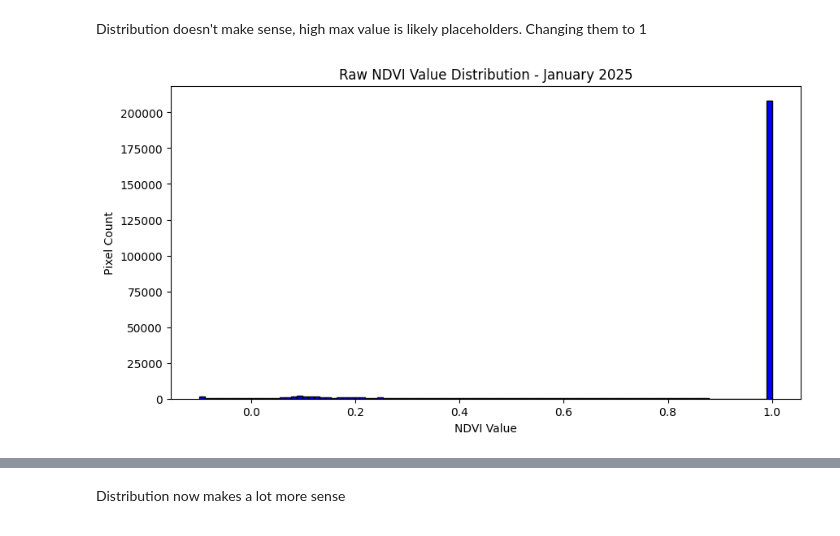
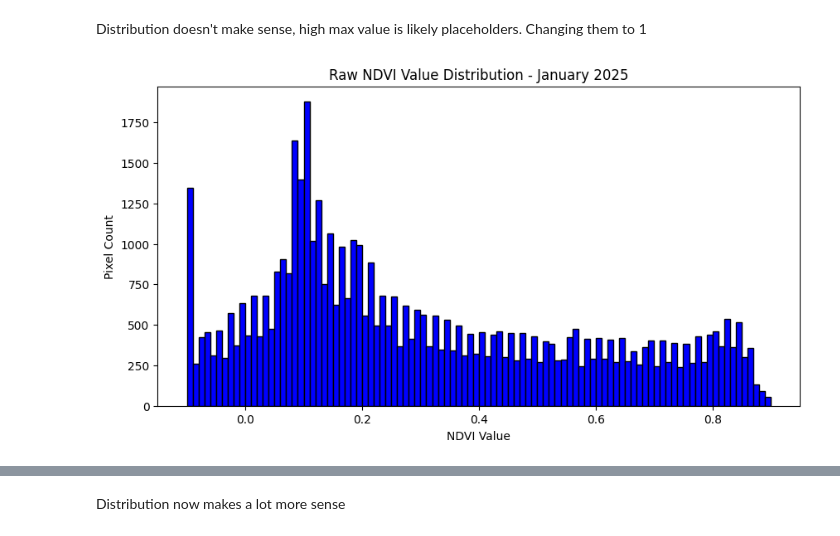
Before and after one commit to dhruv114523/sat-image-processing, a Jupyter notebook: main.ipynb, the cells around one changed output, grey strips where cells are left out. Cells and saved outputs as stored; diff of their text form; code cells hidden in the pictures.

```diff
--- a/main.ipynb
+++ b/main.ipynb
@@ -84,13 +84,13 @@ Distribution doesn't make sense, high max value is likely placeholders. Changing
 ndvi_2025 = np.where(ndvi_2025 == 99999, np.nan, ndvi_2025)
 ndvi_2005 = np.where(ndvi_2005 == 99999, np.nan, ndvi_2005)
 # %%
-ndvi_flat_2005 = ndvi_2005_visual.flatten()
+ndvi_flat_2005 = ndvi_2005.flatten()
 
 plt.figure(figsize=(10,5))
 plt.hist(ndvi_flat_2005, bins=100, color='blue', edgecolor='black')
 plt.title("Raw NDVI Value Distribution - January 2025")
 plt.xlabel("NDVI Value")
 plt.ylabel("Pixel Count")
 plt.show()
 # %% [output]
-[figure, old version]
+[figure, new version]
```
Also changed, not shown: parts of 7 cells of this notebook.
